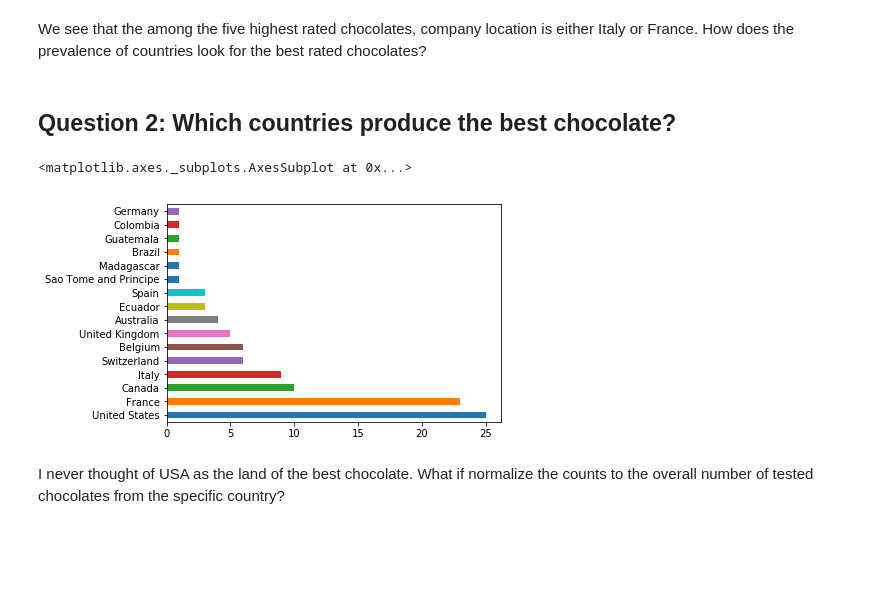
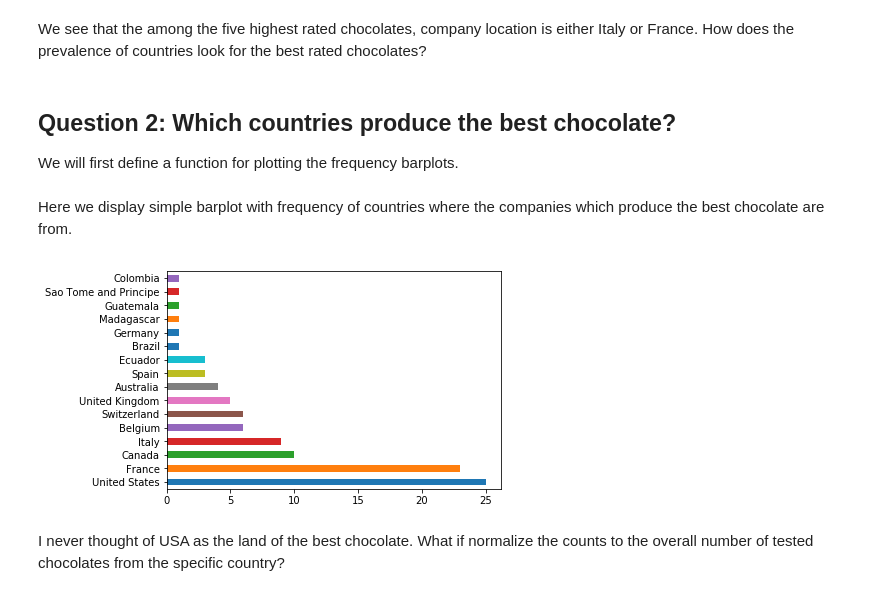
Before and after one commit to doroslava/Chocolate_ratings_analysis, a Jupyter notebook: Chocolate Bar Ratings.ipynb, the cells around one changed output. Cells and saved outputs as stored; diff of their text form; code cells hidden in the pictures; blank space fills up the shorter version.

```diff
--- a/Chocolate Bar Ratings.ipynb
+++ b/Chocolate Bar Ratings.ipynb
@@ -170,10 +164,38 @@ df.sort_values("Rating",ascending = False).head()
 We see that the among the five highest rated chocolates, company location is either Italy or France. How does the prevalence of countries look for the best rated chocolates?
 # %% [markdown]
 ## Question 2: Which countries produce the best chocolate?
+
+We will first define a function for plotting the frequency barplots.
-# %%
-df[df["Rating"] >= 4.0].CompanyLocation.value_counts().plot.barh()
-# %% [output]
-<matplotlib.axes._subplots.AxesSubplot at 0x...>
-[figure, removed]
+# %%
+def choco_barplot (data_frame, column, absolute_value = True, rating_treshold=4.0):
+    '''
+    Plots the frequency barplots of specified attributes for the best rated chocolates  .
+
+            Parameters:
+                    data_frame (pandas.DataFrame): Data frame used for the analysis
+                    column (string): Column for which freqency barplots will be generated
+                    absolute_value (boolean): If relative or absolute frequency will be displayed
+                    rating_treshold (float): Treshold for chocolate ratings
+            Returns:
+                    None
+
+    '''
+
+    tmp = df[df["Rating"] >= rating_treshold][column]
+
+    tmp = tmp.str.split(", ").apply(pd.Series,1).stack()
+    best_count = tmp.value_counts()
+
+    if absolute_value == True:
+        overall_counts = 1
+    else:
+        overall_counts = df[column].value_counts()[best_count.keys()]
+    (best_count/overall_counts).plot.barh()
+# %% [markdown]
+Here we display simple barplot with frequency of countries where the companies which produce the best chocolate are from.
+# %%
+choco_barplot(df,"CompanyLocation")
+# %% [output]
+[figure, added]
 # %% [markdown]
 I never thought of USA as the land of the best chocolate. What if normalize the counts to the overall number of tested chocolates from the specific country?
```
Also changed, not shown: parts of 15 cells of this notebook.
